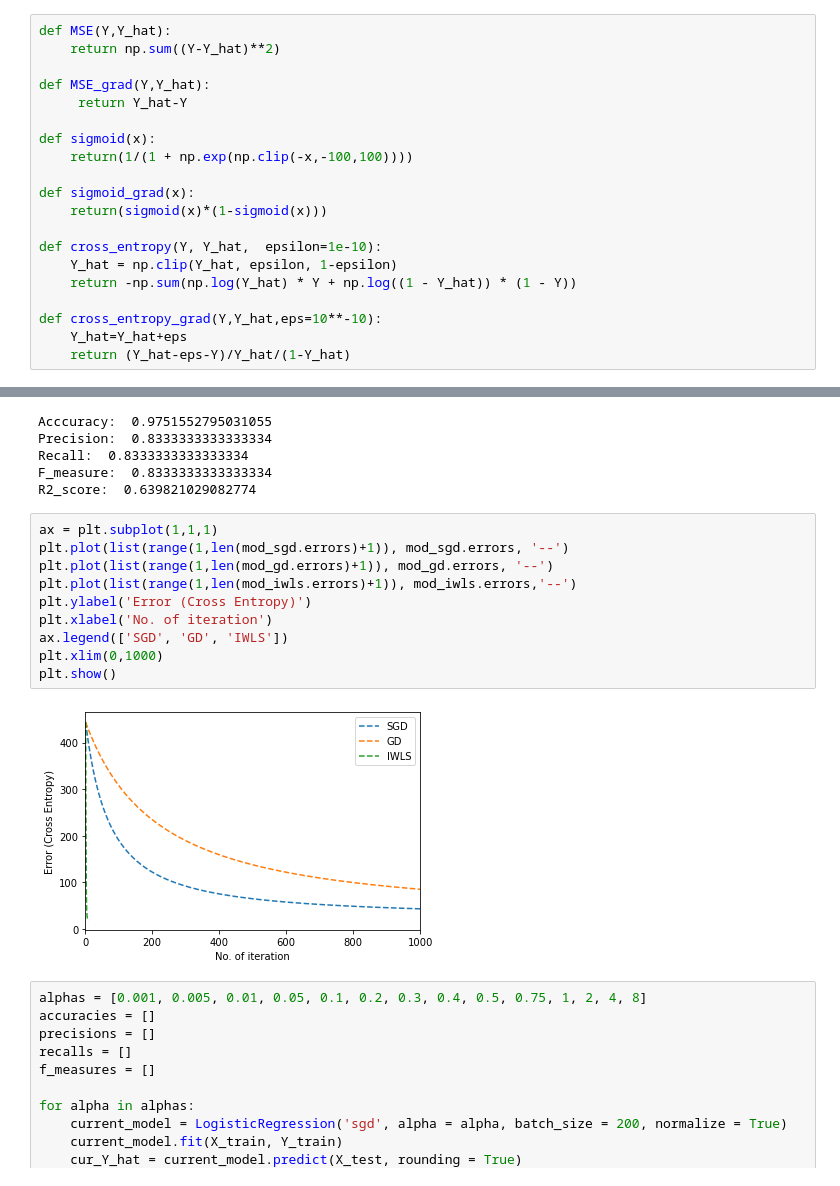
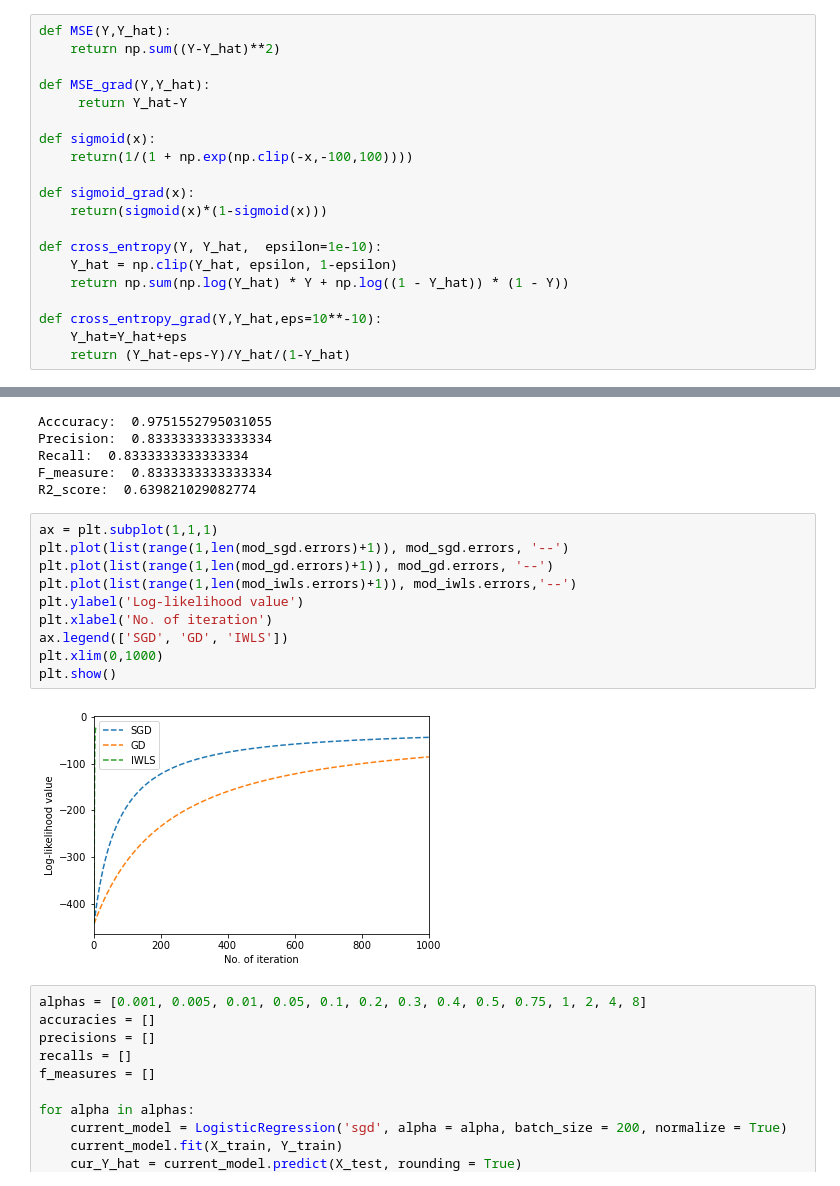
Before and after one commit to wernerolaf/Advanced_Learning, a Jupyter notebook: Project_1/Logistic_regression_Mateusz_UPDATED-Copy1.ipynb, the cells around one changed output, grey strips where cells are left out. Cells and saved outputs as stored; diff of their text form.

```diff
--- a/Project_1/Logistic_regression_Mateusz_UPDATED-Copy1.ipynb
+++ b/Project_1/Logistic_regression_Mateusz_UPDATED-Copy1.ipynb
@@ -132,7 +132,7 @@ def sigmoid_grad(x):
 
 def cross_entropy(Y, Y_hat,  epsilon=1e-10):
     Y_hat = np.clip(Y_hat, epsilon, 1-epsilon)
-    return -np.sum(np.log(Y_hat) * Y + np.log((1 - Y_hat)) * (1 - Y))
+    return np.sum(np.log(Y_hat) * Y + np.log((1 - Y_hat)) * (1 - Y))
 
 def cross_entropy_grad(Y,Y_hat,eps=10**-10):
     Y_hat=Y_hat+eps
@@ -769,15 +769,15 @@ R2_score:  0.639821029082774
 # %%
 ax = plt.subplot(1,1,1)
 plt.plot(list(range(1,len(mod_sgd.errors)+1)), mod_sgd.errors, '--')
 plt.plot(list(range(1,len(mod_gd.errors)+1)), mod_gd.errors, '--')
 plt.plot(list(range(1,len(mod_iwls.errors)+1)), mod_iwls.errors,'--')
-plt.ylabel('Error (Cross Entropy)')
+plt.ylabel('Log-likelihood value')
 plt.xlabel('No. of iteration')
 ax.legend(['SGD', 'GD', 'IWLS'])
 plt.xlim(0,1000)
 plt.show()
 # %% [output]
-[figure, old version]
+[figure, new version]
 # %%
 alphas = [0.001, 0.005, 0.01, 0.05, 0.1, 0.2, 0.3, 0.4, 0.5, 0.75, 1, 2, 4, 8]
 accuracies = []
```
Also changed, not shown: parts of 7 cells of this notebook, 2 other files.
